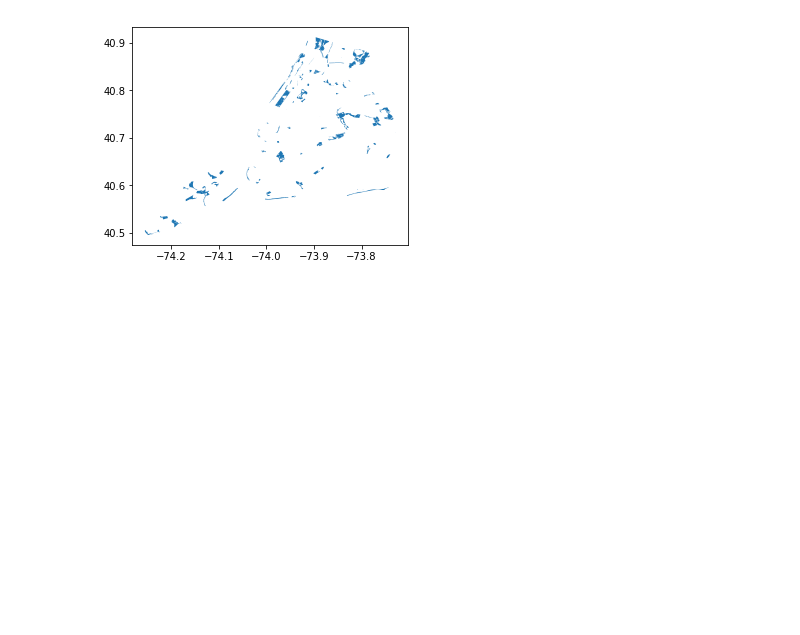
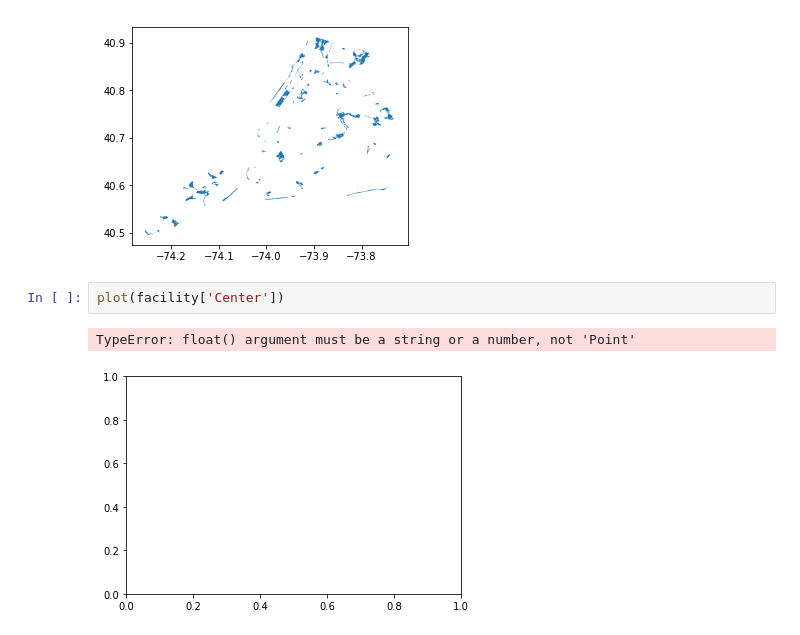
Before and after one commit to rohuniyer/How-greenspace-makes-the-green, a Jupyter notebook: greenspace.ipynb, the cells around one changed output. Cells and saved outputs as stored; diff of their text form; blank space fills up the shorter version.

```diff
--- a/greenspace.ipynb
+++ b/greenspace.ipynb
@@ -293,3 +361,8 @@ facility.plot()
 # %% [output]
 <matplotlib.axes._subplots.AxesSubplot at 0x...>
 [figure]
+# %%
+plot(facility['Center'])
+# %% [output]
+TypeError: float() argument must be a string or a number, not 'Point'
+[figure, added]
```
Also changed, not shown: parts of 15 cells of this notebook, 4 other files.
